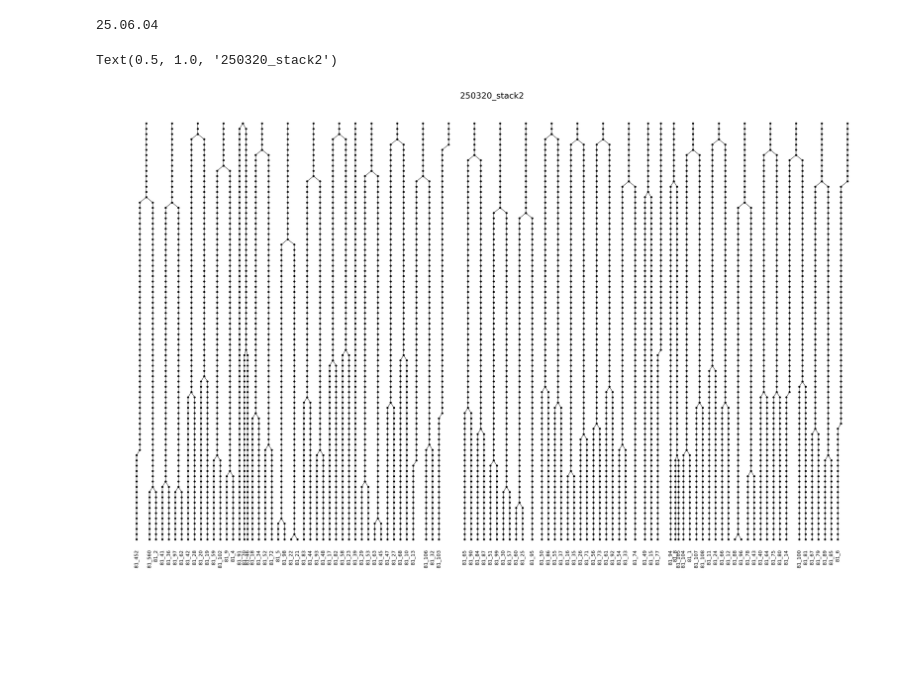
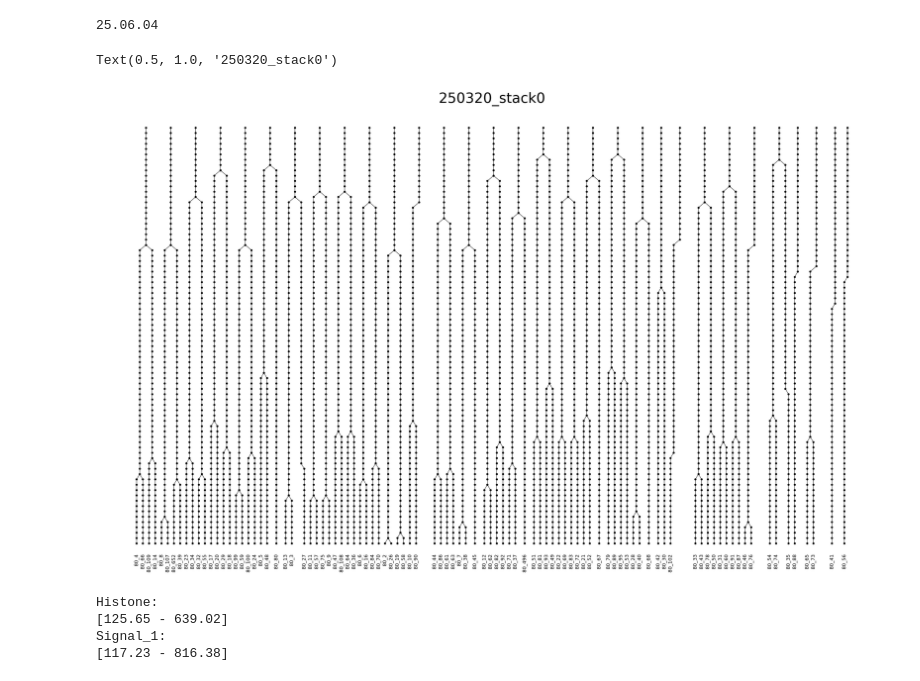
Before and after one commit to denisfaer/embryo_DataProcessing, a Jupyter notebook: TreePlot_test.ipynb, the cells around one changed output. Cells and saved outputs as stored; diff of their text form; code cells hidden in the pictures; blank space fills up the shorter version.

Commit message:
Updated TreePlot_test notebook

```diff
--- a/TreePlot_test.ipynb
+++ b/TreePlot_test.ipynb
@@ -5,7 +5,7 @@ print(PrEm.__version__)
 # %% [output]
 25.06.04
 # %%
-loaded_stack = PrEm.get_stack(r'C:\Users\denis\Desktop\Posfai lab\Alana_fucci\250320_stack2\processed.stack')
+loaded_stack = PrEm.get_stack(r'C:\Users\denis\Desktop\Posfai lab\Alana_fucci\250320_stack0\processed.stack')
 # %%
 spacing = 5
 space_shrinking = 2
@@ -14,7 +14,7 @@ encounter = []
 encounter_x = []
 last_x = 0
 
-plt.figure(figsize=(20, 12), dpi=300)
+plt.figure(figsize=(20, 12), dpi=300, facecolor='white')
 
 for cell_i in range(len(loaded_stack[0])):
     cur_x = last_x
@@ -47,42 +47,56 @@ for cell_i in range(len(loaded_stack[0])):
                     skew_factor = -1
 
                 for j in range(2, len(cell_plot_x)+1):
-                    #print(cell_plot_y[len(cell_plot_x)-j], cell_plot_y[len(cell_plot_x)-j])
                     tmp_ID = [cell[1][len(cell[1])-i+j-1][0], cell[1][len(cell[1])-i+j-1][1]]
-                    #print(tmp_ID)
                     cell_plot_x[len(cell_plot_x)-j] = last_cur_x + skew_factor * space_factor
+
                     if tmp_ID in cell[2]:
                         last_cur_x = cell_plot_x[len(cell_plot_x)-j]
                         space_factor = space_factor / 2
+
                     if tmp_ID in encounter:
                         encounter_x[encounter.index(tmp_ID)][0] = cell_plot_x[len(cell_plot_x)-j]
                         encounter_x[encounter.index(tmp_ID)][1] = skeweness
                         encounter_x[encounter.index(tmp_ID)][2] = space_factor
 
                 stop_here = True
             else:
                 cur_x += spacing * (space_shrinking ** shrink_counter)
                 encounter.append(cell_ID)
                 encounter_x.append([cur_x, skeweness, spacing * (space_shrinking ** shrink_counter)])
                 shrink_counter += 1
 
         if stop_here:
             break
 
         cell_plot_x.append(cur_x)
         cell_plot_y.append(cell[1][len(cell[1])-i][0])
 
     plt.plot(cell_plot_x, cell_plot_y, marker='o', markersize=2, linewidth=0.5, color='black')
-    plt.text(cell_plot_x[0], cell_plot_y[0] + 2, str(cell[1][len(cell[1])-1][0]) + '_' + str(cell[1][len(cell[1])-1][1]), rotation='vertical',
-        horizontalalignment='center', verticalalignment='top', fontsize = 7)
+    plt.text(cell_plot_x[0], cell_plot_y[0] + 2, str(cell[1][len(cell[1])-1][0]) + '_' + str(cell[1][len(cell[1])-1][1]),
+             rotation='vertical', horizontalalignment='center', verticalalignment='top', fontsize = 7, color = 'black')
 
     temp_last_x = max(cell_plot_x)
     if temp_last_x >= last_x:
         last_x = (temp_last_x - last_x) * 2 + last_x + padding
 
 plt.axis('off')
 plt.gca().invert_yaxis()
-plt.title(loaded_stack[2][3][0])
+plt.title(loaded_stack[2][3][0], color = 'black', fontsize=20)
 # %% [output]
-Text(0.5, 1.0, '250320_stack2')
+Text(0.5, 1.0, '250320_stack0')
-[figure, old version]
+[figure, new version]
+# %%
+range_mins = loaded_stack[2][2][0]
+range_maxs = loaded_stack[2][2][1]
+for i in range(len(range_mins)):
+    if i == 0:
+        print('Histone:')
+    else:
+        print(f'Signal_{i}:')
+    print(f'[{range_mins[i]:.2f} - {range_maxs[i]:.2f}]')
+# %% [output]
+Histone:
+[125.65 - 639.02]
+Signal_1:
+[117.23 - 816.38]
```
Also changed, not shown: parts of 2 cells of this notebook.
